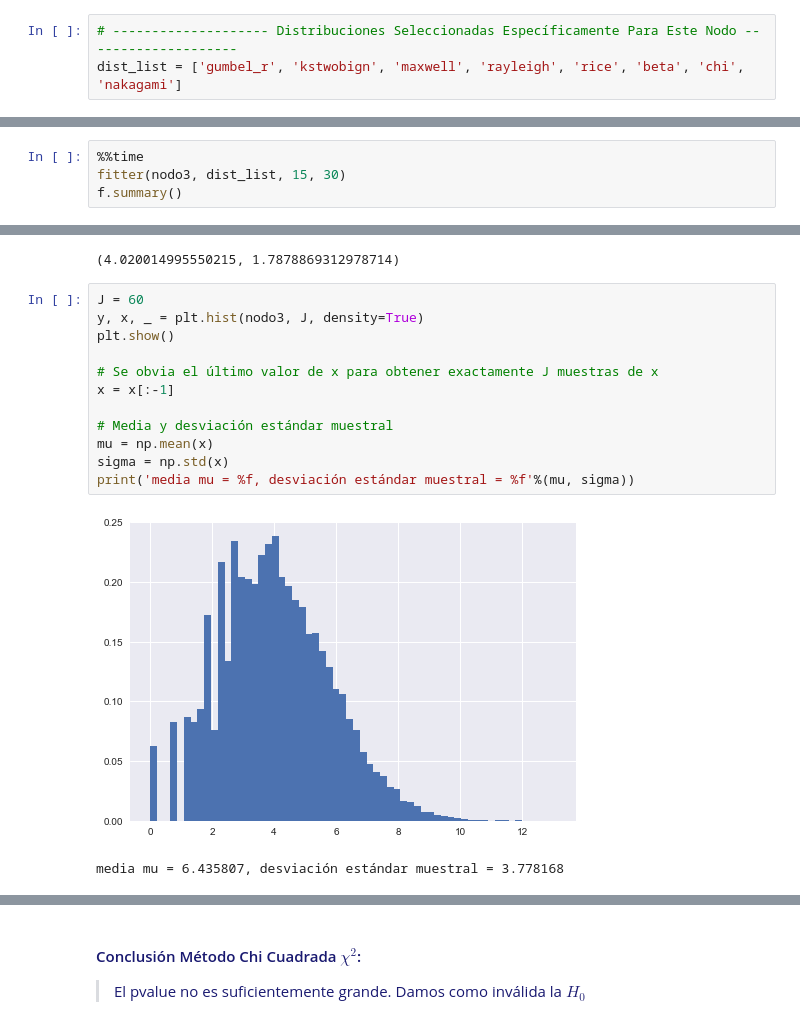
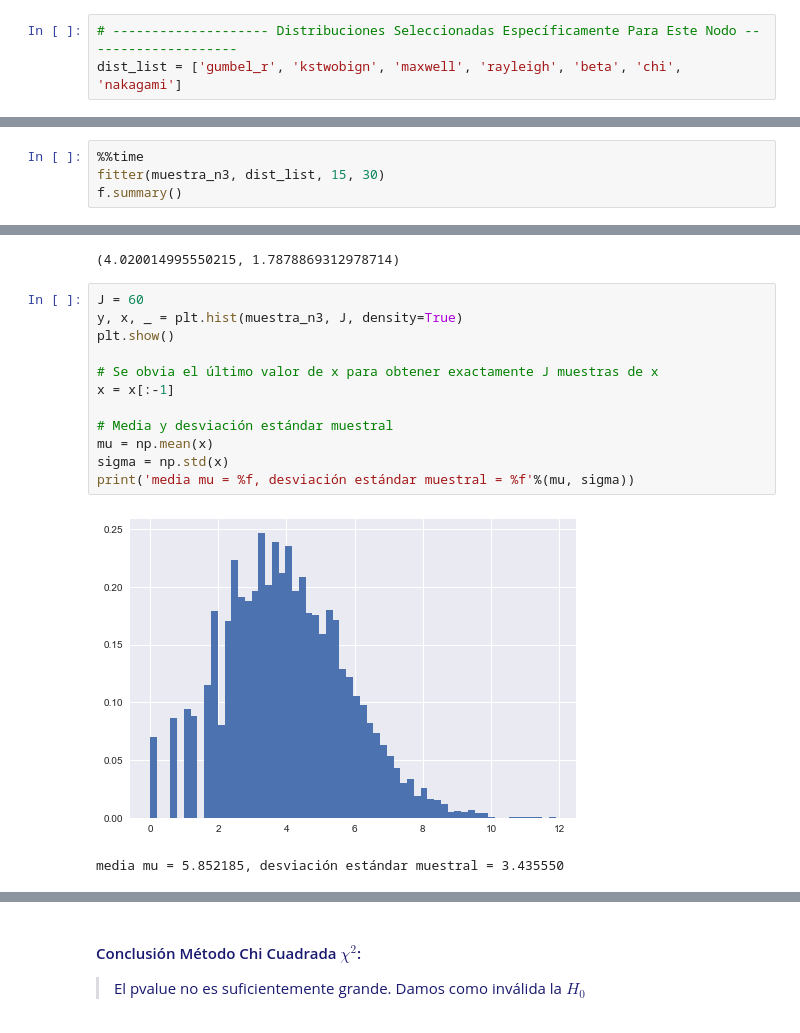
Before and after one commit to AndresHdzJmz/Tests_Proyecto-SPF, a Jupyter notebook: R.ipynb, the cells around one changed output, grey strips where cells are left out. Cells and saved outputs as stored; diff of their text form.

```diff
--- a/R.ipynb
+++ b/R.ipynb
@@ -520,6 +536,6 @@ sns.boxplot(nodo3, ax = ax1, saturation=.5, color='r', fliersize=5);
 # %%
 # -------------------- Distribuciones Seleccionadas Específicamente Para Este Nodo --------------------
-dist_list = ['gumbel_r', 'kstwobign', 'maxwell', 'rayleigh', 'rice', 'beta', 'chi', 'nakagami']
+dist_list = ['gumbel_r', 'kstwobign', 'maxwell', 'rayleigh', 'beta', 'chi', 'nakagami']
 # %%
 # dist_continu = [d for d in dir(st) if isinstance(getattr(st, d), st.rv_continuous)]
 # dist_discrete = [d for d in dir(st) if isinstance(getattr(st, d), st.rv_discrete)]
@@ -552,6 +567,6 @@ array(['rice', 'beta', 'nakagami'], dtype=object)
 # %%
 %%time
-fitter(nodo3, dist_list, 15, 30)
+fitter(muestra_n3, dist_list, 15, 30)
 f.summary()
 # %% [output]
 [interactive output not drawn]
@@ -607,19 +620,19 @@ mu_r, sigma_r
 (4.020014995550215, 1.7878869312978714)
 # %%
 J = 60
-y, x, _ = plt.hist(nodo3, J, density=True)
+y, x, _ = plt.hist(muestra_n3, J, density=True)
 plt.show()
 
 # Se obvia el último valor de x para obtener exactamente J muestras de x
 x = x[:-1]
 
 # Media y desviación estándar muestral
 mu = np.mean(x)
 sigma = np.std(x)
 print('media mu = %f, desviación estándar muestral = %f'%(mu, sigma))
 # %% [output]
-[figure, old version]
+[figure, new version]
-media mu = 6.435807, desviación estándar muestral = 3.778168
+media mu = 5.852185, desviación estándar muestral = 3.435550
 # %%
 pi = st.beta.pdf(x, param[0], param[1], param[2], param[3])
 
```
Also changed, not shown: parts of 70 cells of this notebook.
